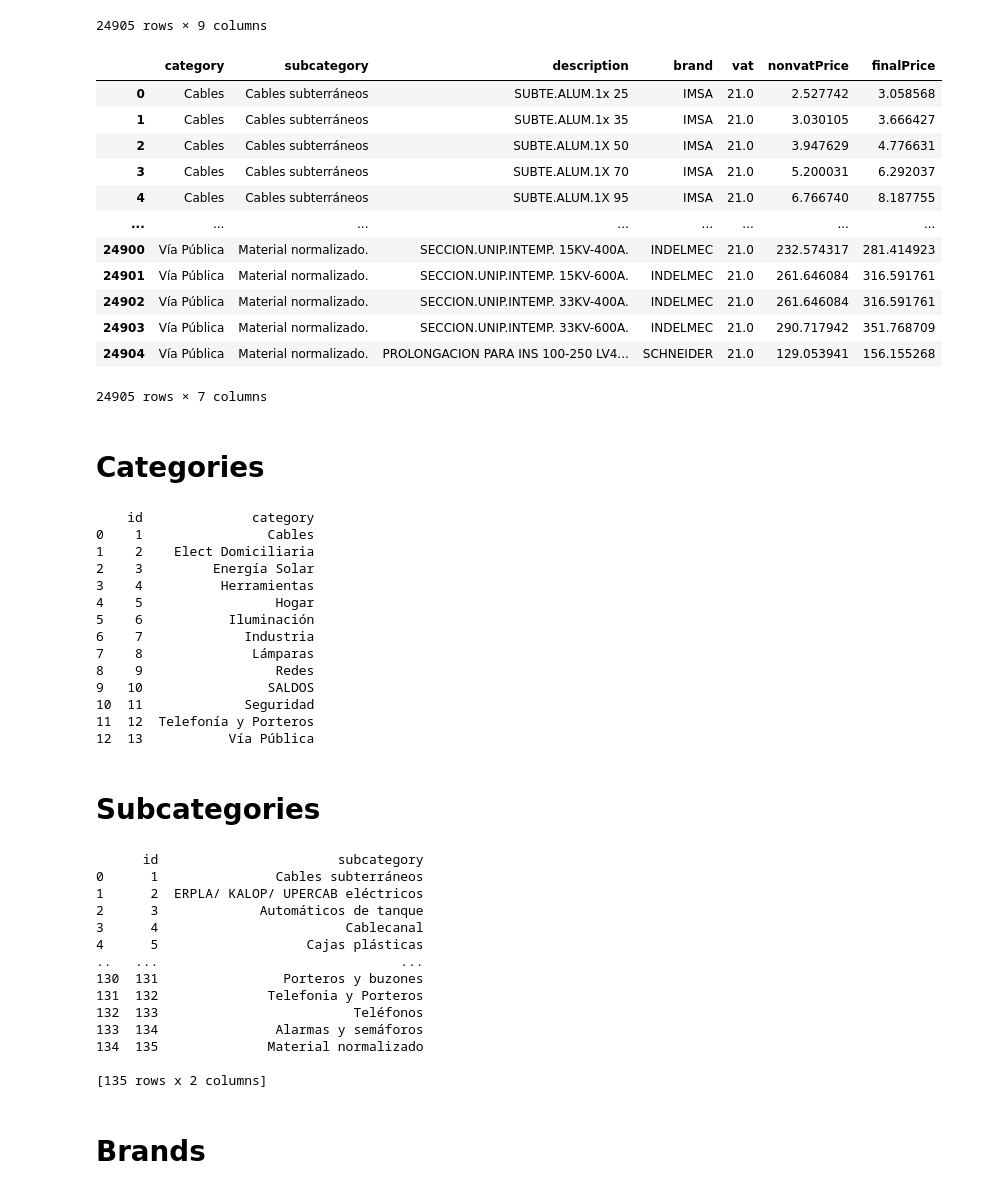
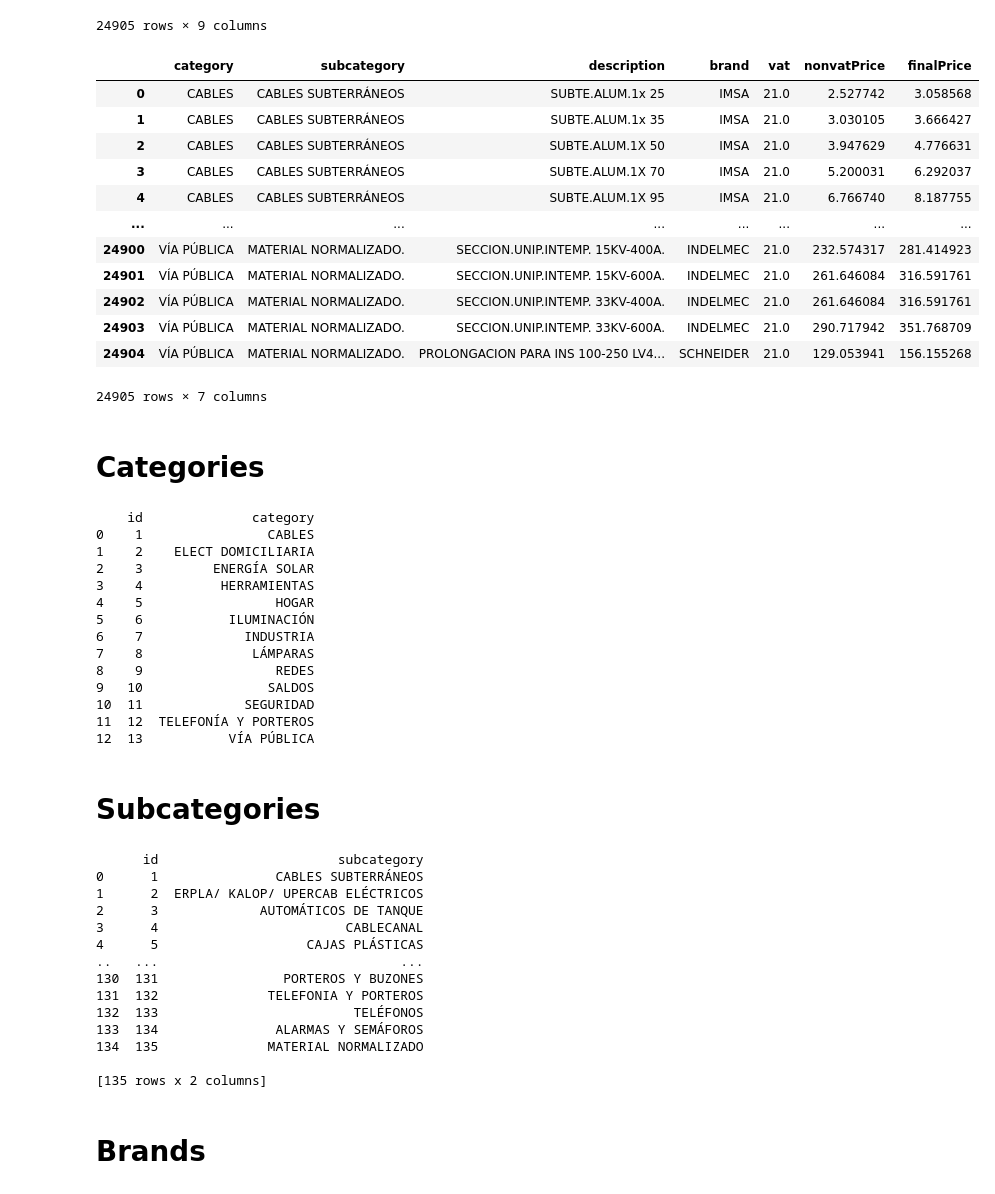
Before and after one commit to sstedoldi/grupo_5_mat_electricos, a Jupyter notebook: products_tables/notebook.ipynb, the cells around one changed output. Cells and saved outputs as stored; diff of their text form; code cells hidden in the pictures.

```diff
--- a/products_tables/notebook.ipynb
+++ b/products_tables/notebook.ipynb
@@ -24,35 +24,38 @@ mat_elec
 # %%
 to_drop=["VENTA SIN IVA.1", "VENTA FINAL.1"]
 mat_elec.drop(to_drop, axis=1, inplace=True)
 mat_elec["VENTA SIN IVA"]=mat_elec["VENTA SIN IVA"]/134.25 # valor del dolar en ese momento
 mat_elec["VENTA FINAL"]=mat_elec["VENTA FINAL"]/134.25 # valor del dolar en ese momento
 
 
 columns_names= {
     'CATEGORIA':'category',
     'RUBRO' : 'subcategory',
     'DESCRIPCION': 'description',
     'MARCA': 'brand',
     'IVA': 'vat',
     'VENTA SIN IVA':'nonvatPrice',
     'VENTA FINAL': 'finalPrice'
 }
 
 mat_elec.rename(columns=columns_names, inplace=True)
+mat_elec['category']=mat_elec['category'].str.upper()
+mat_elec['subcategory']=mat_elec['subcategory'].str.upper()
+mat_elec['brand']=mat_elec['brand'].str.upper()
 mat_elec
 # %% [output]
 |  | category | subcategory | description | brand | vat | nonvatPrice | finalPrice |
-| 0 | Cables | Cables subterráneos | SUBTE.ALUM.1x 25 | IMSA | 21.0 | 2.527742 | 3.058568 |
-| 1 | Cables | Cables subterráneos | SUBTE.ALUM.1x 35 | IMSA | 21.0 | 3.030105 | 3.666427 |
-| 2 | Cables | Cables subterráneos | SUBTE.ALUM.1X 50 | IMSA | 21.0 | 3.947629 | 4.776631 |
-| 3 | Cables | Cables subterráneos | SUBTE.ALUM.1X 70 | IMSA | 21.0 | 5.200031 | 6.292037 |
-| 4 | Cables | Cables subterráneos | SUBTE.ALUM.1X 95 | IMSA | 21.0 | 6.766740 | 8.187755 |
+| 0 | CABLES | CABLES SUBTERRÁNEOS | SUBTE.ALUM.1x 25 | IMSA | 21.0 | 2.527742 | 3.058568 |
+| 1 | CABLES | CABLES SUBTERRÁNEOS | SUBTE.ALUM.1x 35 | IMSA | 21.0 | 3.030105 | 3.666427 |
+| 2 | CABLES | CABLES SUBTERRÁNEOS | SUBTE.ALUM.1X 50 | IMSA | 21.0 | 3.947629 | 4.776631 |
+| 3 | CABLES | CABLES SUBTERRÁNEOS | SUBTE.ALUM.1X 70 | IMSA | 21.0 | 5.200031 | 6.292037 |
+| 4 | CABLES | CABLES SUBTERRÁNEOS | SUBTE.ALUM.1X 95 | IMSA | 21.0 | 6.766740 | 8.187755 |
 | ... | ... | ... | ... | ... | ... | ... | ... |
-| 24900 | Vía Pública | Material normalizado. | SECCION.UNIP.INTEMP. 15KV-400A. | INDELMEC | 21.0 | 232.574317 | 281.414923 |
-| 24901 | Vía Pública | Material normalizado. | SECCION.UNIP.INTEMP. 15KV-600A. | INDELMEC | 21.0 | 261.646084 | 316.591761 |
-| 24902 | Vía Pública | Material normalizado. | SECCION.UNIP.INTEMP. 33KV-400A. | INDELMEC | 21.0 | 261.646084 | 316.591761 |
-| 24903 | Vía Pública | Material normalizado. | SECCION.UNIP.INTEMP. 33KV-600A. | INDELMEC | 21.0 | 290.717942 | 351.768709 |
-| 24904 | Vía Pública | Material normalizado. | PROLONGACION PARA INS 100-250 LV4... | SCHNEIDER | 21.0 | 129.053941 | 156.155268 |
+| 24900 | VÍA PÚBLICA | MATERIAL NORMALIZADO. | SECCION.UNIP.INTEMP. 15KV-400A. | INDELMEC | 21.0 | 232.574317 | 281.414923 |
+| 24901 | VÍA PÚBLICA | MATERIAL NORMALIZADO. | SECCION.UNIP.INTEMP. 15KV-600A. | INDELMEC | 21.0 | 261.646084 | 316.591761 |
+| 24902 | VÍA PÚBLICA | MATERIAL NORMALIZADO. | SECCION.UNIP.INTEMP. 33KV-400A. | INDELMEC | 21.0 | 261.646084 | 316.591761 |
+| 24903 | VÍA PÚBLICA | MATERIAL NORMALIZADO. | SECCION.UNIP.INTEMP. 33KV-600A. | INDELMEC | 21.0 | 290.717942 | 351.768709 |
+| 24904 | VÍA PÚBLICA | MATERIAL NORMALIZADO. | PROLONGACION PARA INS 100-250 LV4... | SCHNEIDER | 21.0 | 129.053941 | 156.155268 |
 24905 rows × 7 columns
 # %% [markdown]
 # Categories
@@ -60,25 +63,28 @@ mat_elec
 categories=pd.DataFrame(mat_elec.category.unique())
 categories.rename(columns={0:'category'}, inplace=True)
 categories['category']=categories['category'].str.replace('.','')
+categories['category']=categories['category'].str.upper()
 categories["id"]=(categories.index + 1).astype(str)
 categories=categories[['id','category']]
+
+
 print(categories)
 categories.to_csv("categories_table.csv", index=False)
 # %% [output]
     id              category
-0    1                Cables
-1    2    Elect Domiciliaria
-2    3         Energía Solar
-3    4          Herramientas
-4    5                 Hogar
-5    6           Iluminación
-6    7             Industria
-7    8              Lámparas
-8    9                 Redes
+0    1                CABLES
+1    2    ELECT DOMICILIARIA
+2    3         ENERGÍA SOLAR
+3    4          HERRAMIENTAS
+4    5                 HOGAR
+5    6           ILUMINACIÓN
+6    7             INDUSTRIA
+7    8              LÁMPARAS
+8    9                 REDES
 9   10                SALDOS
-10  11             Seguridad
-11  12  Telefonía y Porteros
-12  13           Vía Pública
+10  11             SEGURIDAD
+11  12  TELEFONÍA Y PORTEROS
+12  13           VÍA PÚBLICA
 # %%
 categories_dict=dict(zip(categories['category'],categories['id'] ))
 # %% [markdown]
@@ -87,23 +93,24 @@ categories_dict=dict(zip(categories['category'],categories['id'] ))
 subcategories=pd.DataFrame(mat_elec.subcategory.unique())
 subcategories.rename(columns={0:'subcategory'}, inplace=True)
 subcategories['subcategory']=subcategories['subcategory'].str.replace('.','')
+subcategories['subcategory']=subcategories['subcategory'].str.upper()
 subcategories["id"]=(subcategories.index + 1).astype(str)
 subcategories=subcategories[['id','subcategory']]
 print(subcategories)
 # subcategories.to_csv("subcategories_table.csv") lo hago luego, agregando el id de category
 # %% [output]
       id                       subcategory
-0      1               Cables subterráneos
-1      2  ERPLA/ KALOP/ UPERCAB eléctricos
-2      3             Automáticos de tanque
-3      4                        Cablecanal
-4      5                   Cajas plásticas
+0      1               CABLES SUBTERRÁNEOS
+1      2  ERPLA/ KALOP/ UPERCAB ELÉCTRICOS
+2      3             AUTOMÁTICOS DE TANQUE
+3      4                        CABLECANAL
+4      5                   CAJAS PLÁSTICAS
 ..   ...                               ...
-130  131                Porteros y buzones
-131  132              Telefonia y Porteros
-132  133                         Teléfonos
-133  134               Alarmas y semáforos
-134  135              Material normalizado
+130  131                PORTEROS Y BUZONES
+131  132              TELEFONIA Y PORTEROS
+132  133                         TELÉFONOS
+133  134               ALARMAS Y SEMÁFOROS
+134  135              MATERIAL NORMALIZADO
 
 [135 rows x 2 columns]
 # %%
```
Also changed, not shown: parts of 6 cells of this notebook, 9 other files.
